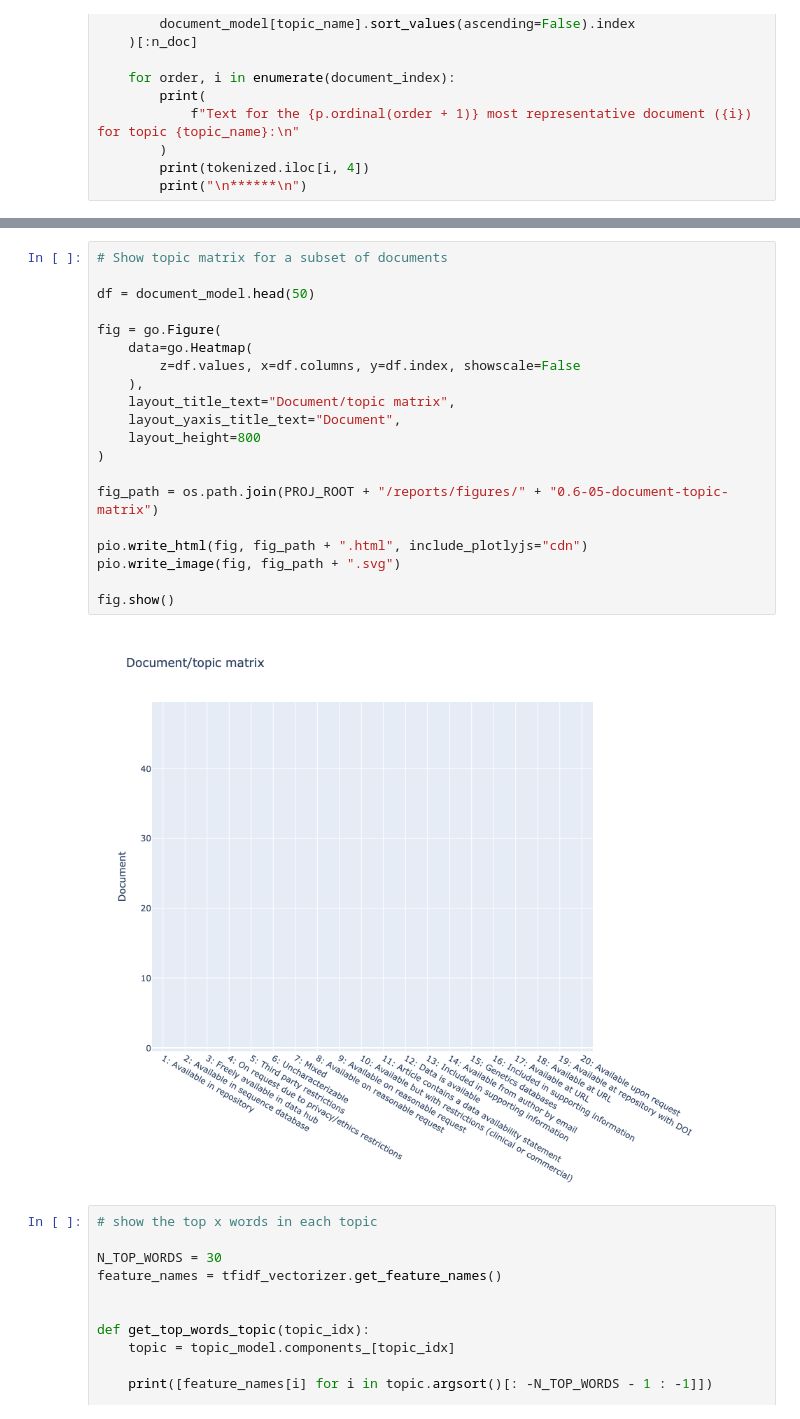
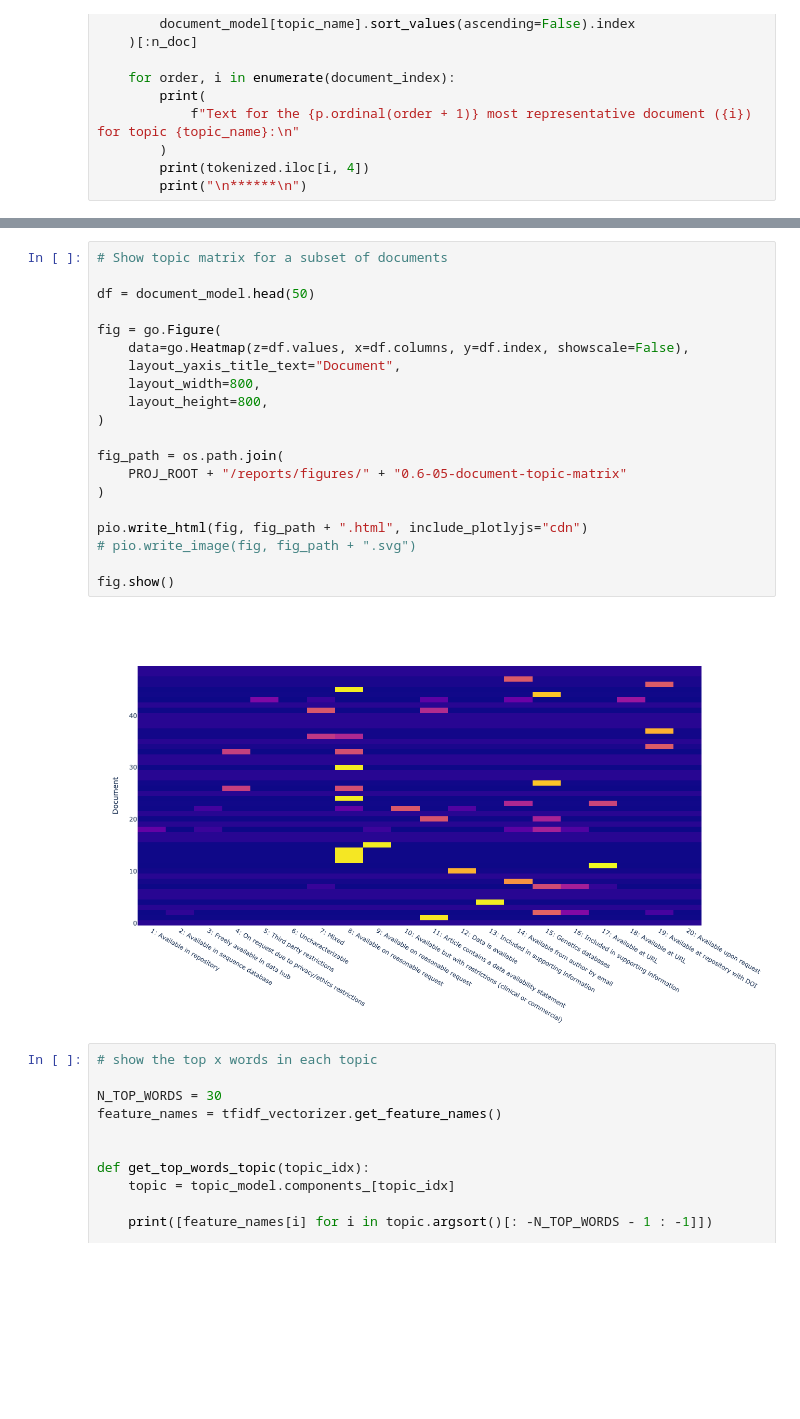
Before and after one commit to DWFlanagan/data-availability-statements, a Jupyter notebook: notebooks/0.6-DWFlanagan-LDA-vis.ipynb, the cells around one changed output, grey strips where cells are left out. Saved outputs shown, nothing was run; the diff lists cells and outputs as text; blank space fills up the shorter version.

```diff
--- a/notebooks/0.6-DWFlanagan-LDA-vis.ipynb
+++ b/notebooks/0.6-DWFlanagan-LDA-vis.ipynb
@@ -191,25 +201,25 @@ fig.show()
 # %%
 # Show topic matrix for a subset of documents
 
 df = document_model.head(50)
 
 fig = go.Figure(
-    data=go.Heatmap(
-        z=df.values, x=df.columns, y=df.index, showscale=False
-    ),
-    layout_title_text="Document/topic matrix",
+    data=go.Heatmap(z=df.values, x=df.columns, y=df.index, showscale=False),
     layout_yaxis_title_text="Document",
-    layout_height=800
+    layout_width=800,
+    layout_height=800,
 )
 
-fig_path = os.path.join(PROJ_ROOT + "/reports/figures/" + "0.6-05-document-topic-matrix")
+fig_path = os.path.join(
+    PROJ_ROOT + "/reports/figures/" + "0.6-05-document-topic-matrix"
+)
 
 pio.write_html(fig, fig_path + ".html", include_plotlyjs="cdn")
-pio.write_image(fig, fig_path + ".svg")
+# pio.write_image(fig, fig_path + ".svg")
 
 fig.show()
 # %% [output]
-[figure, old version]
+[figure, new version]
 # %%
 # show the top x words in each topic
 
```
Also changed, not shown: parts of 4 cells of this notebook, 6 other files.
